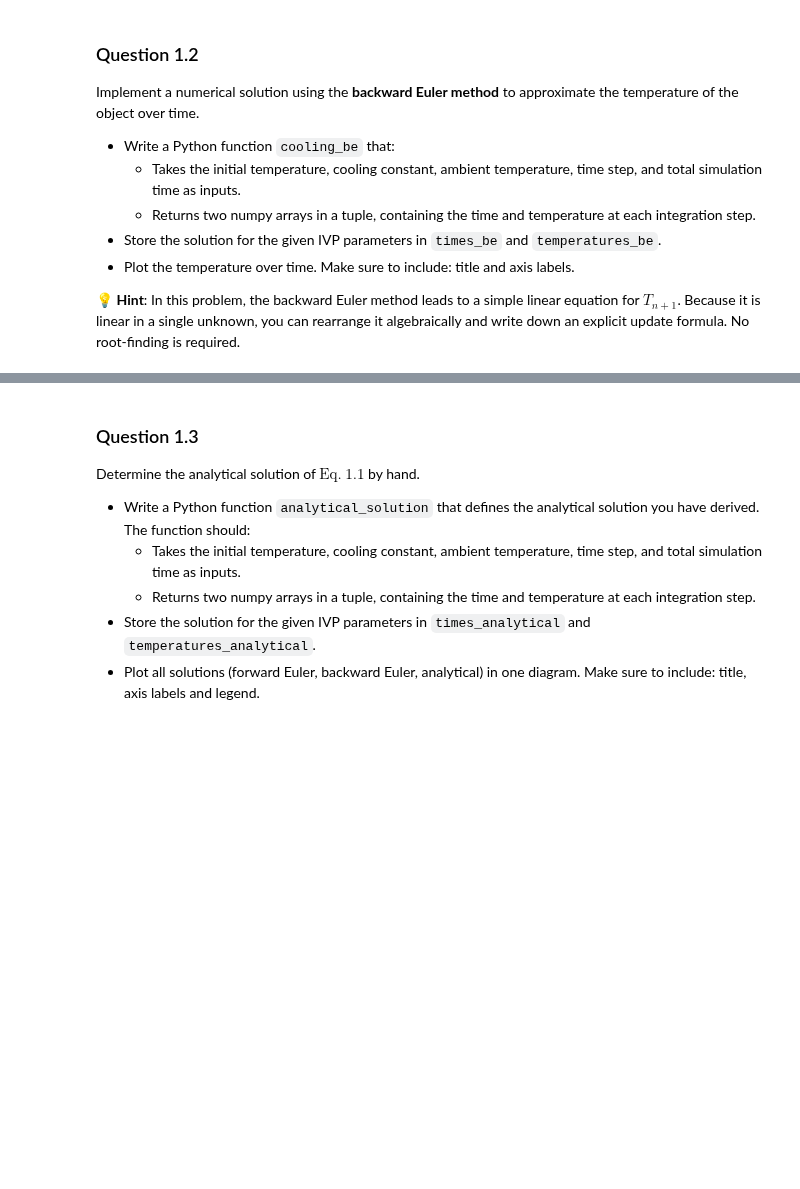
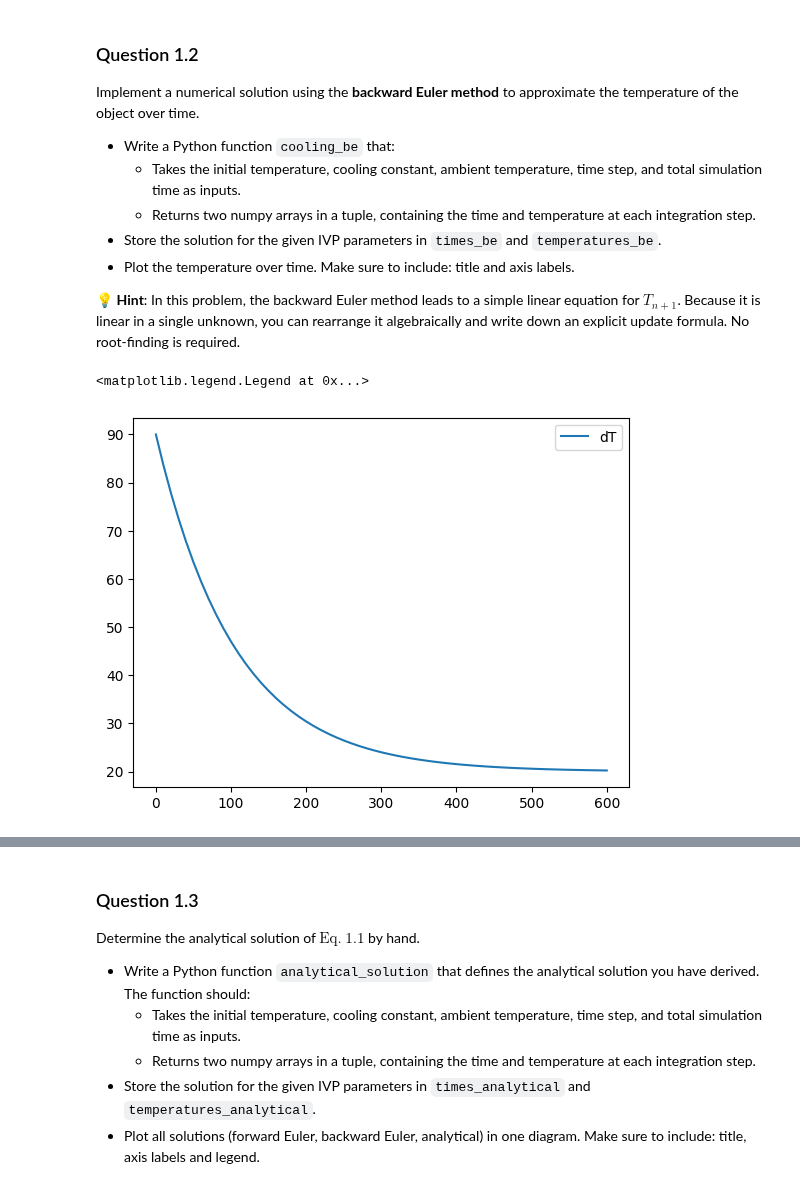
Before and after one commit to Xikiee/computational_practicum, a Jupyter notebook: assignments/Assignment_Q1_L5.ipynb, the cells around one changed output, grey strips where cells are left out. Cells and saved outputs as stored; diff of their text form; code cells hidden in the pictures; blank space fills up the shorter version.

```diff
--- a/assignments/Assignment_Q1_L5.ipynb
+++ b/assignments/Assignment_Q1_L5.ipynb
@@ -161,36 +221,58 @@ Implement a numerical solution using the **backward Euler method** to approximat
 💡 **Hint**: In this problem, the backward Euler method leads to a simple linear equation for $T_{n+1}$. Because it is linear in a single unknown, you can rearrange it algebraically and write down an explicit update formula. No root-finding is required.
 # %%
 # Question 1.2: Cooling of an object using Backward Euler
+from scipy.integrate import solve_ivp
 def cooling_be(
     T0: float, k: float, T_inf: float, delta_t: float, total_time: float
 ) -> list[np.ndarray, np.ndarray]:
     """
     Solves the cooling problem using the finite difference method (Euler backward).
 
     Parameters:
     - T0(float): Initial temperature (°C)
     - k(float): Cooling constant (s^-1)
     - T_inf(float): Ambient temperature (°C)
     - delta_t(float): Time step (s)
     - total_time(float): Total time of simulation (s)
 
     Returns:
     - times(np.ndarray): Array of time steps
     - temperatures(np.ndarray): Array of temperatures corresponding to each time step
     """
 
-    ...
+    n = int(total_time/delta_t)
+
+
+    times_be = np.linspace(0,total_time,n+1)
+
+    temperatures_be = np.zeros(len(times_be))
+    temperatures_be[0] = T0
+
+    for i in range(1,len(times_be)):
+        temperatures_be[i] = (temperatures_be[i-1] + delta_t*k*T_inf)/(1+delta_t*k)
+
+
+
+
+    return times_be, temperatures_be
+
 
 # Test the function with given parameters
-T0 = ...
-k = ...
-T_inf = ...
-delta_t = ...
-total_time = ...
+T0 = 90
+k = 0.01
+T_inf = 20
+delta_t = 10
+total_time = 600
 
-times_be, temperatures_be = ...
+
+times_be, temperatures_be = cooling_be(T0,k, T_inf,delta_t, total_time)
 
 # Plot the results
-...
+plt.plot(times_be, temperatures_be, label = 'dT')
+plt.legend()
+# plt.show
+# %% [output]
+<matplotlib.legend.Legend at 0x...>
+[figure, added]
 # %%
 grader.check("q1_2")
```
Also changed, not shown: parts of 5 cells of this notebook.
